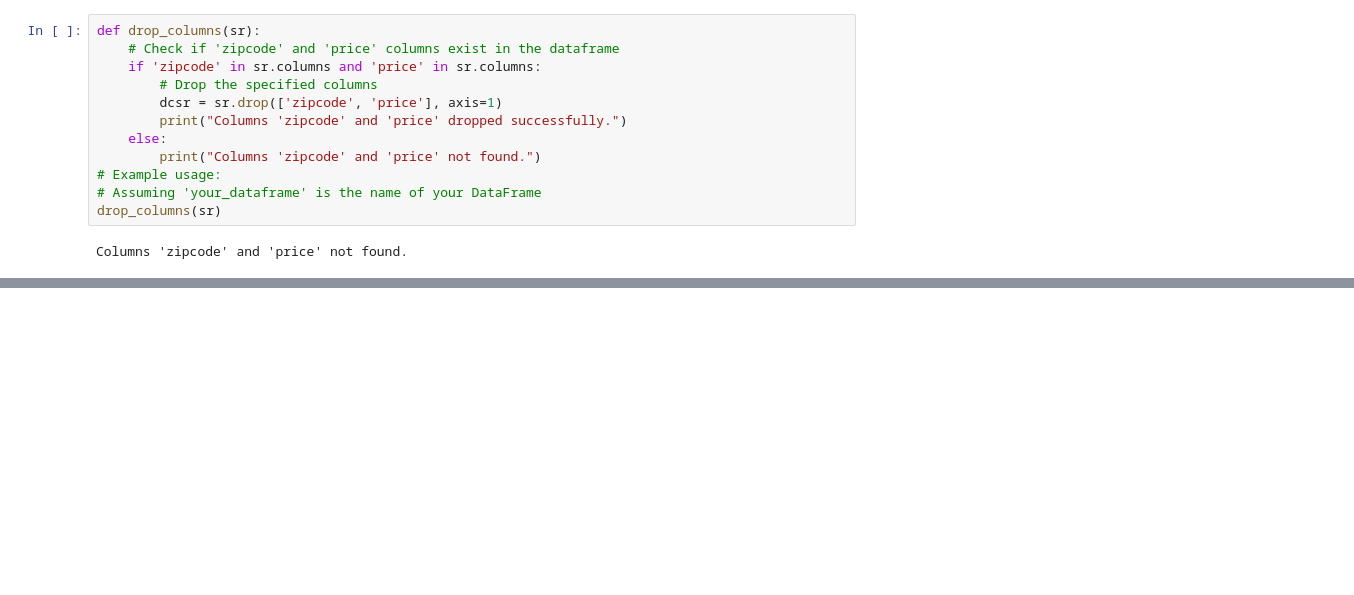
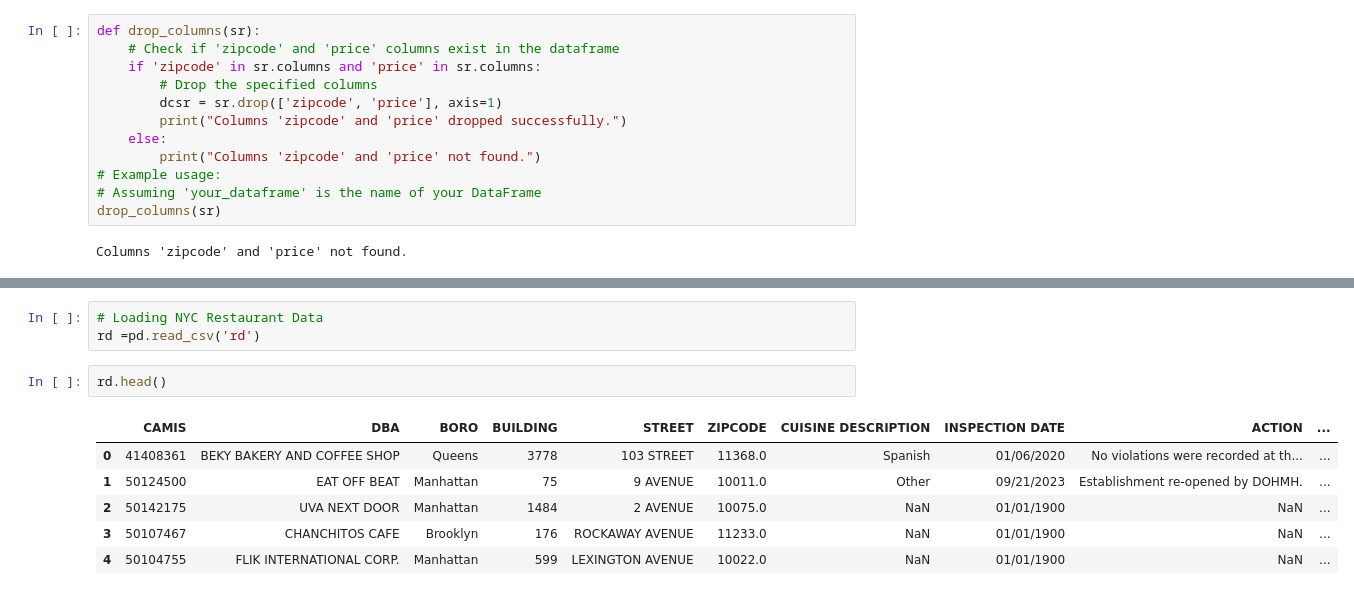
Before and after one commit to Codeguy225/Restaurant-Inspections-Project, a Jupyter notebook: Restaurant Star Ratings .ipynb, the cells around one changed output, grey strips where cells are left out. Drawn from its saved outputs; the diff is of its cells as text; blank space fills up the shorter version.

```diff
--- a/Restaurant Star Ratings .ipynb
+++ b/Restaurant Star Ratings .ipynb
@@ -251,0 +240,12 @@ dtype: int64
+# %%
+# Loading NYC Restaurant Data
+rd =pd.read_csv('rd')
+# %%
+rd.head()
+# %% [output]
+|  | CAMIS | DBA | BORO | BUILDING | STREET | ZIPCODE | CUISINE DESCRIPTION | INSPECTION DATE | ACTION | ... |
+| 0 | 41408361 | BEKY BAKERY AND COFFEE SHOP | Queens | 3778 | 103 STREET | 11368.0 | Spanish | 01/06/2020 | No violations were recorded at th... | ... |
+| 1 | 50124500 | EAT OFF BEAT | Manhattan | 75 | 9 AVENUE | 10011.0 | Other | 09/21/2023 | Establishment re-opened by DOHMH. | ... |
+| 2 | 50142175 | UVA NEXT DOOR | Manhattan | 1484 | 2 AVENUE | 10075.0 | NaN | 01/01/1900 | NaN | ... |
+| 3 | 50107467 | CHANCHITOS CAFE | Brooklyn | 176 | ROCKAWAY AVENUE | 11233.0 | NaN | 01/01/1900 | NaN | ... |
+| 4 | 50104755 | FLIK INTERNATIONAL CORP. | Manhattan | 599 | LEXINGTON AVENUE | 10022.0 | NaN | 01/01/1900 | NaN | ... |
```
Also changed, not shown: parts of 14 cells of this notebook, 2 other files.
